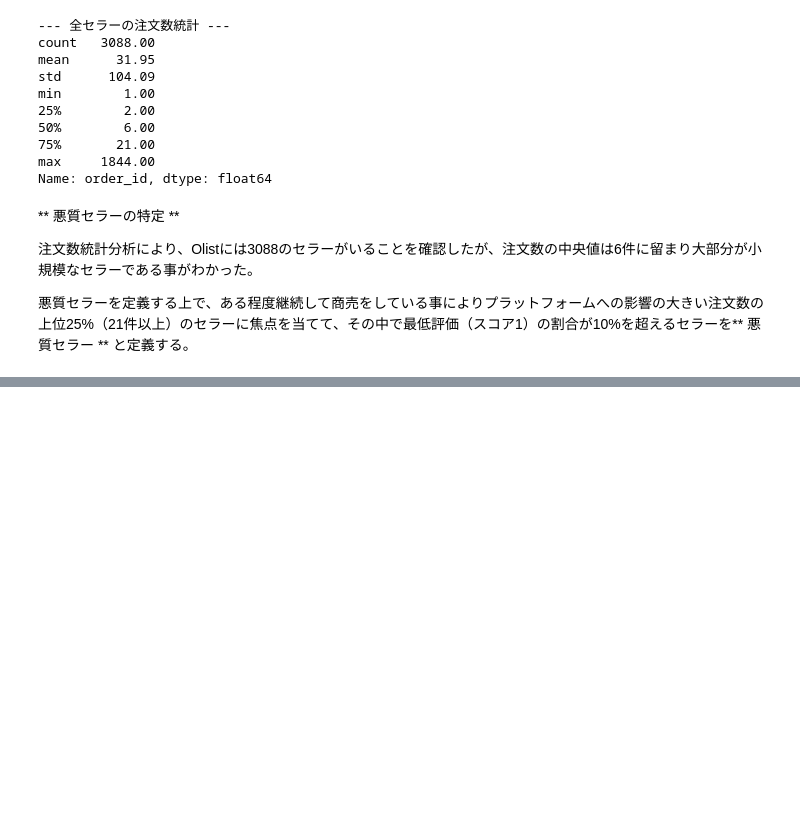
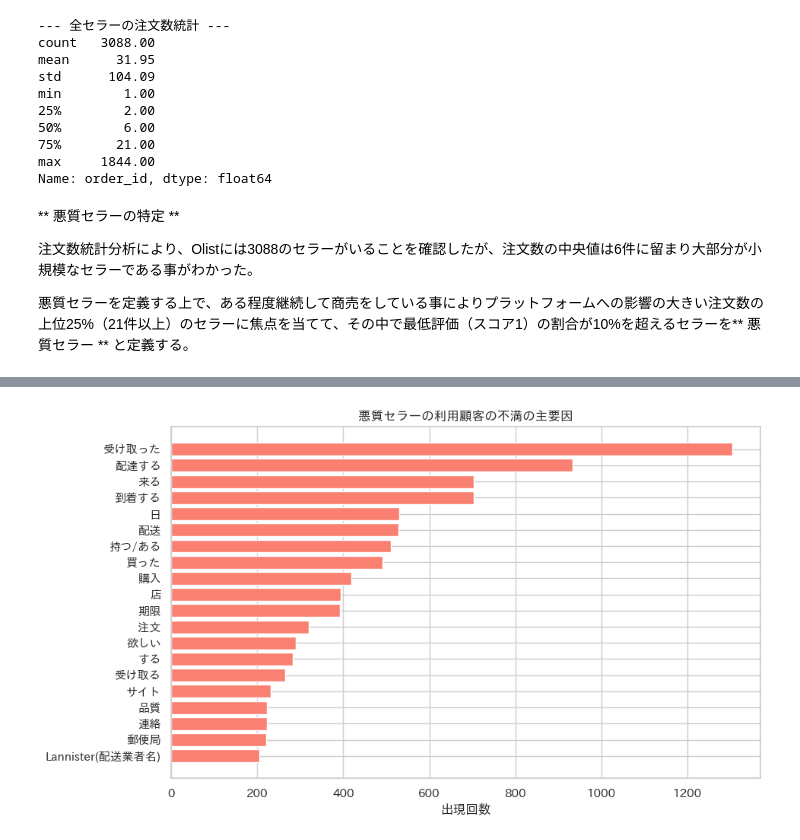
Before and after one commit to kanebako-s/olist-data-analysis, a Jupyter notebook: Kaggle_Olist_analysis_v2.0.ipynb, the cells around one changed output, grey strips where cells are left out. Cells and saved outputs as stored; diff of their text form; code cells hidden in the pictures; blank space fills up the shorter version.

```diff
--- a/Kaggle_Olist_analysis_v2.0.ipynb
+++ b/Kaggle_Olist_analysis_v2.0.ipynb
@@ -316,7 +298,0 @@ plt.show()
-# %%
-# 商品写真または説明文が欠損しているものを「情報なし」とする
-df_final['is_no_info'] = df_final['product_photos_qty'].isnull() | df_final['product_description_lenght'].isnull()
-
-# グループごとの平均レビュースコアを比較
-info_comparison = df_final.groupby('is_no_info')['review_score'].mean()
-print(info_comparison)
@@ -357,0 +376,75 @@ dtype: int64
+# %%
+import japanize_matplotlib
+import spacy
+from collections import Counter
+
+# フォント設定をリセットして日本語対応にする
+plt.rcParams['font.family'] = 'IPAexGothic' # ロの字で文字化けしてしまったので、おまじないをする。
+
+# ポルトガル語モデルのロード
+nlp = spacy.load("pt_core_news_sm")
+
+def get_top_keywords(text_series, top_n=20):
+    # ストップワードの設定（spaCy既定 + 独自追加）
+    additional_stopwords = {"o", "a", "e", "que", "do", "da", "um", "uma", "com", "na", "no", "produto"}
+
+    all_words = []
+    # テキストを結合して解析（件数が多い場合はサンプリングを検討）
+    for doc in nlp.pipe(text_series.astype(str), batch_size=500):
+        # 名詞、形容詞、動詞に絞り、ストップワードを除外
+        words = [token.lemma_.lower() for token in doc
+                 if token.pos_ in ["NOUN", "ADJ", "VERB"]
+                 and token.lemma_.lower() not in additional_stopwords
+                 and token.is_alpha]
+        all_words.extend(words)
+
+    return Counter(all_words).most_common(top_n)
+
+# 悪質セラーによるスコア1のレビューを抽出
+df_order_type = pd.merge(df_final[['order_id', 'review_score', 'review_comment_message', 'seller_id']], seller_stats[['seller_id', 'seller_type']], on='seller_id', how='left')
+
+bad_reviews = df_order_type[
+    (df_order_type['seller_type'] == 'Bad') &
+    (df_order_type['review_score'] == 1)
+]['review_comment_message'].dropna()
+
+# キーワード抽出の実行
+top_keywords = get_top_keywords(bad_reviews)
+
+# ポルトガル語から日本語への翻訳マップ
+translation_map = {
+    'recebi': '受け取った',
+    'entregar': '配達する',
+    'vir': '来る',
+    'chegar': '到着する',
+    'dia': '日',
+    'entrega': '配送',
+    'ter': '持つ/ある',
+    'comprei': '買った',
+    'compra': '購入',
+    'loja': '店',
+    'prazo': '期限',
+    'pedido': '注文',
+    'querer': '欲しい',
+    'fazer': 'する',
+    'receber': '受け取る',
+    'site': 'サイト',
+    'qualidade': '品質',
+    'contato': '連絡',
+    'correio': '郵便局',
+    'lannister': 'Lannister(配送業者名)'
+}
+
+# 結果の可視化
+df_keywords = pd.DataFrame(top_keywords, columns=['word', 'count'])
+
+df_keywords['word_ja'] = df_keywords['word'].map(translation_map).fillna(df_keywords['word'])
+
+plt.figure(figsize=(10, 6))
+plt.barh(df_keywords['word_ja'], df_keywords['count'], color='salmon')
+plt.gca().invert_yaxis()
+plt.title('悪質セラーの利用顧客の不満の主要因')
+plt.xlabel('出現回数')
+plt.show()
+# %% [output]
+[figure, added]
```
Also changed, not shown: parts of 14 cells of this notebook.
